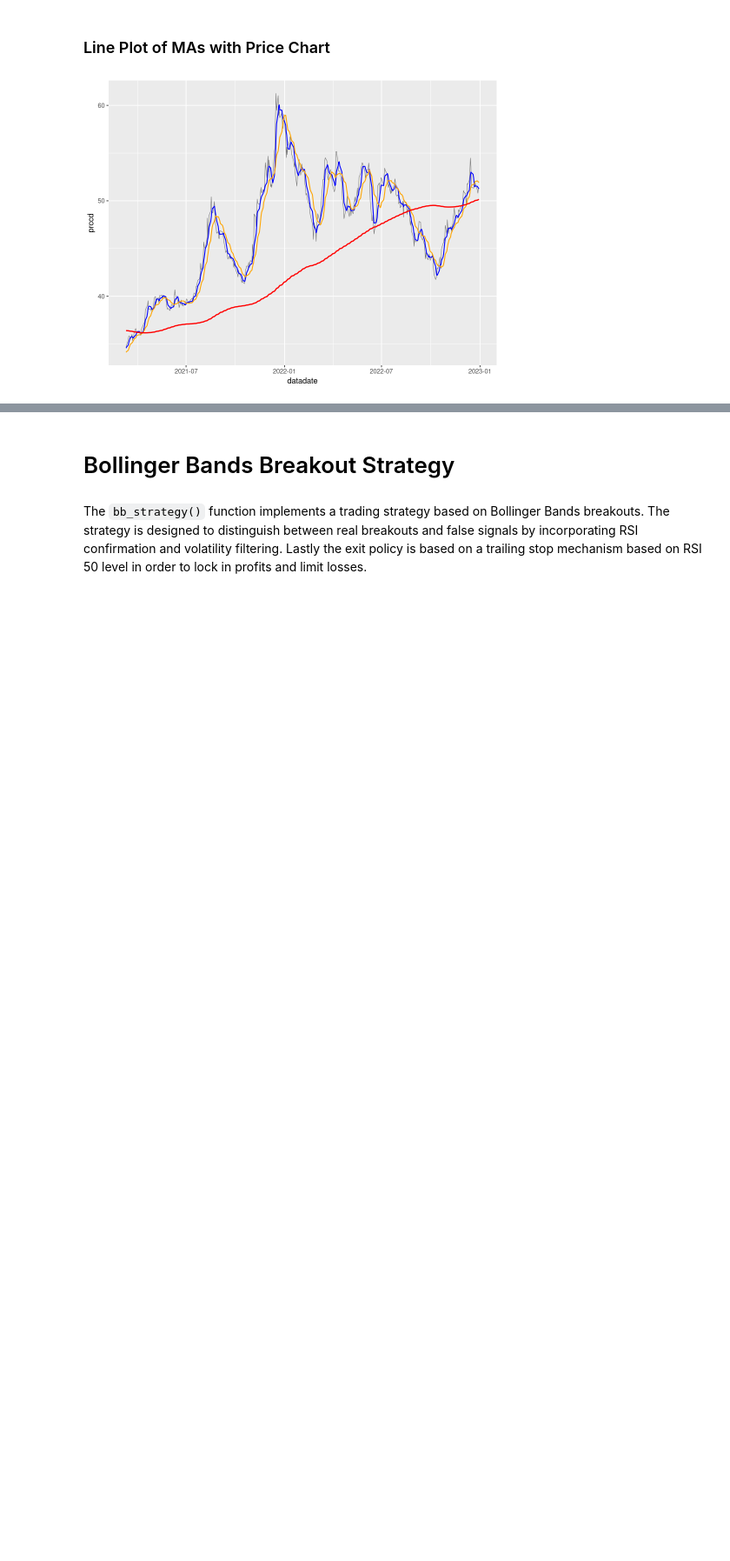
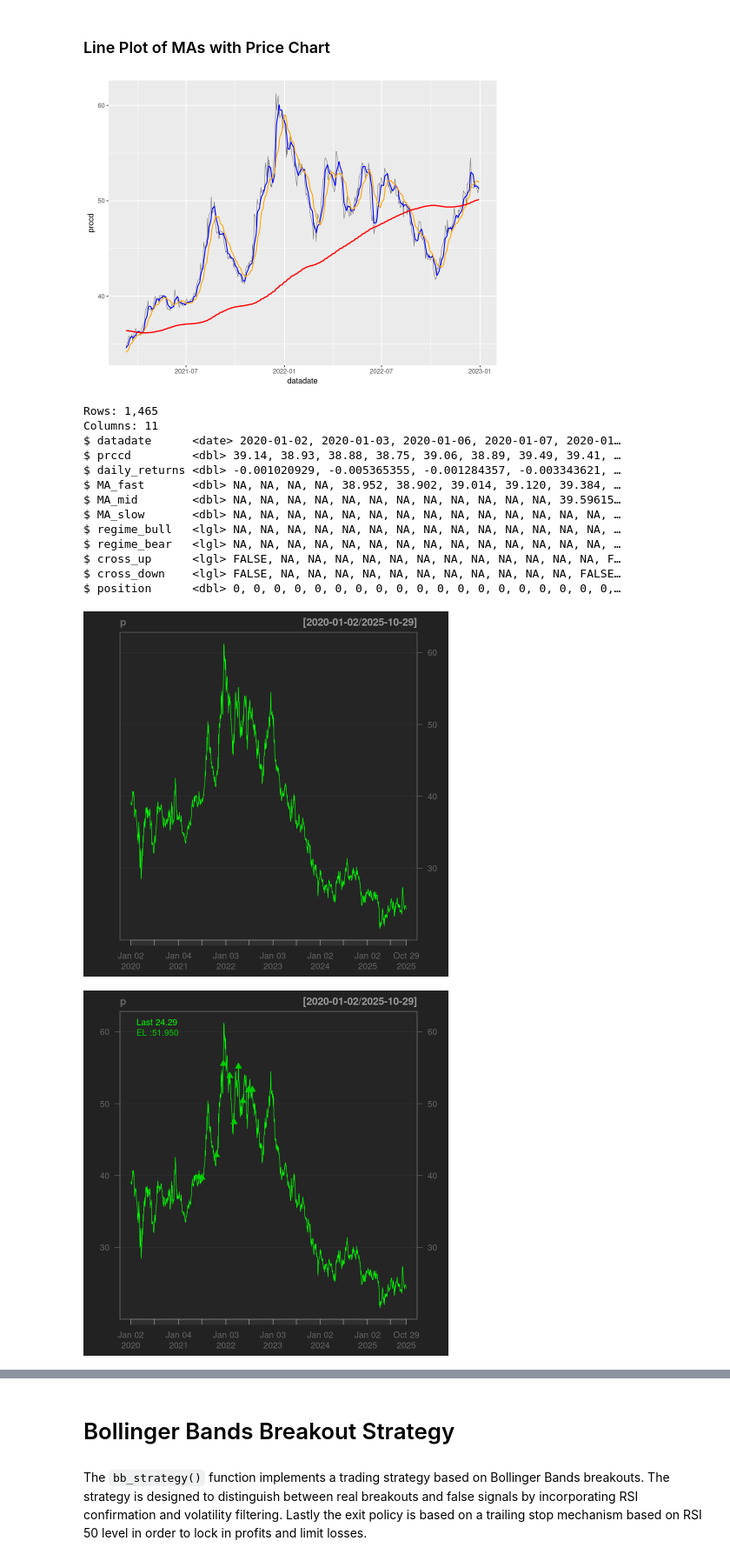
Before and after one commit to EdoR-dotcom/systematic-trading-hub, a Jupyter notebook: case_studies/pfe/pfe_trading.ipynb, the cells around one changed output, grey strips where cells are left out. Shown at 87% size. Saved outputs shown, nothing was run; the diff lists cells and outputs as text; code cells hidden in the pictures; blank space fills up the shorter version.

Commit message:
PFE Chart Update

```diff
--- a/case_studies/pfe/pfe_trading.ipynb
+++ b/case_studies/pfe/pfe_trading.ipynb
@@ -260,3 +278,45 @@ ggplot(signals_opti_clean, aes(x = datadate)) +
   geom_line(aes(y = MA_slow), color = "red", linewidth = 0.8)
 # %% [output]
 [figure]
+# %%
+glimpse(signals_opti)
+
+xts_prices  <- xts(signals_opti$prccd, order.by = signals_opti$datadate)
+xts_signals <- xts(signals_opti$position, order.by = signals_opti$datadate)
+xts_regime_bull  <- xts(signals_opti$regime_bull, order.by = signals_opti$datadate)
+xts_regime_bear  <- xts(signals_opti$regime_bear, order.by = signals_opti$datadate)
+
+#Verification Check
+p  <-  xts_prices
+pos  <- xts_signals[index(xts_prices)]
+prev  <-  lag(pos)
+xts_regime_bull  <- xts_regime_bull[index(p)]
+xts_regime_bear  <- xts_regime_bear[index(p)]
+
+enter_long  <- (prev == 0) & (pos == 1)
+enter_short  <- (prev == 0) & (pos == -1)
+
+EL <- replace(p, !enter_long, NA)
+ES <- replace(p, !enter_short, NA)
+bull_regime <- replace(p, !xts_regime_bull, NA)
+bear_regime <- replace(p, !xts_regime_bear, NA)
+
+chartSeries(p,theme = chartTheme("black"), TA = NULL)
+addTA(EL, on = 1, type = "p", pch = 24, col = "green3", bg = "green3", cex = 1.2)
+addTA(ES, on = 1, type = "p", pch = 25, col = "red3", bg = "red3", cex = 1.2)
+# %% [output]
+Rows: 1,465
+Columns: 11
+$ datadate      <date> 2020-01-02, 2020-01-03, 2020-01-06, 2020-01-07, 2020-01…
+$ prccd         <dbl> 39.14, 38.93, 38.88, 38.75, 39.06, 38.89, 39.49, 39.41, …
+$ daily_returns <dbl> -0.001020929, -0.005365355, -0.001284357, -0.003343621, …
+$ MA_fast       <dbl> NA, NA, NA, NA, 38.952, 38.902, 39.014, 39.120, 39.384, …
+$ MA_mid        <dbl> NA, NA, NA, NA, NA, NA, NA, NA, NA, NA, NA, NA, 39.59615…
+$ MA_slow       <dbl> NA, NA, NA, NA, NA, NA, NA, NA, NA, NA, NA, NA, NA, NA, …
+$ regime_bull   <lgl> NA, NA, NA, NA, NA, NA, NA, NA, NA, NA, NA, NA, NA, NA, …
+$ regime_bear   <lgl> NA, NA, NA, NA, NA, NA, NA, NA, NA, NA, NA, NA, NA, NA, …
+$ cross_up      <lgl> FALSE, NA, NA, NA, NA, NA, NA, NA, NA, NA, NA, NA, NA, F…
+$ cross_down    <lgl> FALSE, NA, NA, NA, NA, NA, NA, NA, NA, NA, NA, NA, FALSE…
+$ position      <dbl> 0, 0, 0, 0, 0, 0, 0, 0, 0, 0, 0, 0, 0, 0, 0, 0, 0, 0, 0,…
+[figure, added]
+[figure, added]
```
Also changed, not shown: parts of 2 cells of this notebook.
